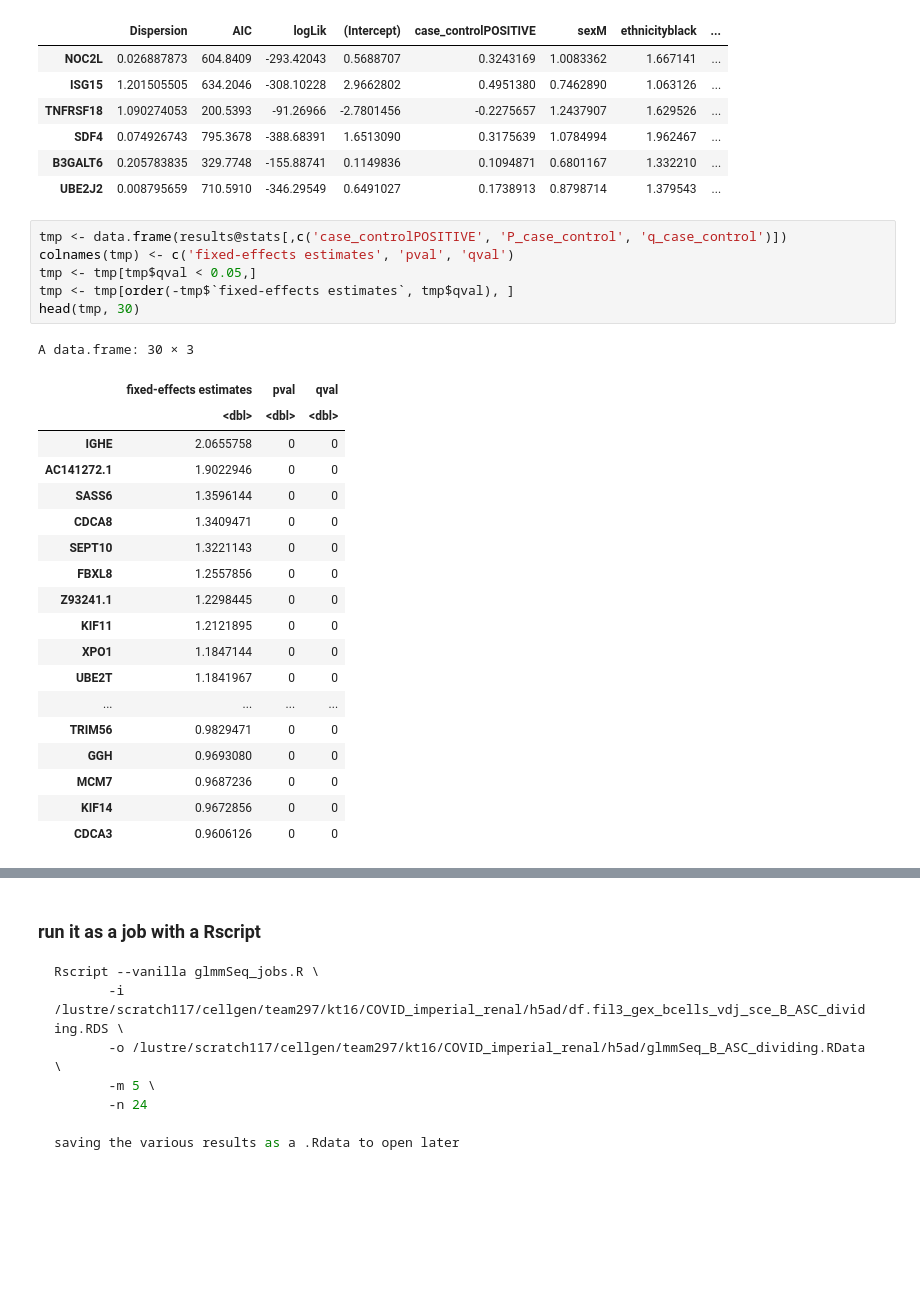
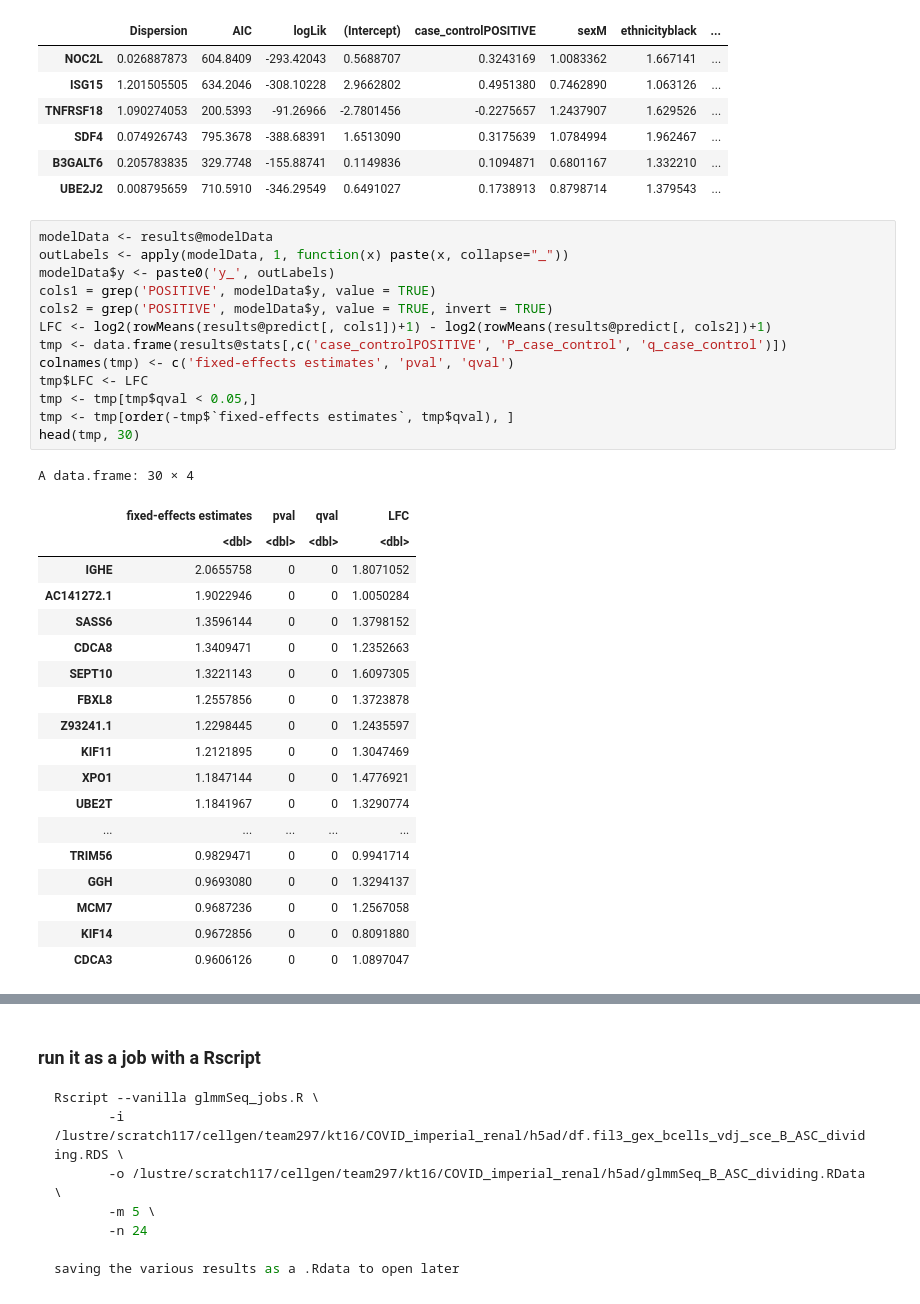
Before and after one commit to scCOVID-19/COVID_Imperial, a Jupyter notebook: Bcells/08_010621_imperial_B_glmmSeq_example.ipynb, the cells around one changed output, grey strips where cells are left out. Cells and saved outputs as stored; diff of their text form; blank space fills up the shorter version.

```diff
--- a/Bcells/08_010621_imperial_B_glmmSeq_example.ipynb
+++ b/Bcells/08_010621_imperial_B_glmmSeq_example.ipynb
@@ -74,32 +74,39 @@ A matrix: 6 × 22 of type dbl
 | SDF4 | 0.074926743 | 795.3678 | -388.68391 | 1.6513090 | 0.3175639 | 1.0784994 | 1.962467 | ... |
 | B3GALT6 | 0.205783835 | 329.7748 | -155.88741 | 0.1149836 | 0.1094871 | 0.6801167 | 1.332210 | ... |
 | UBE2J2 | 0.008795659 | 710.5910 | -346.29549 | 0.6491027 | 0.1738913 | 0.8798714 | 1.379543 | ... |
-# %%
-tmp <- data.frame(results@stats[,c('case_controlPOSITIVE', 'P_case_control', 'q_case_control')])
-colnames(tmp) <- c('fixed-effects estimates', 'pval', 'qval')
-tmp <- tmp[tmp$qval < 0.05,]
-tmp <- tmp[order(-tmp$`fixed-effects estimates`, tmp$qval), ]
-head(tmp, 30)
-# %% [output]
-A data.frame: 30 × 3
-|  | fixed-effects estimates | pval | qval |
-|  | <dbl> | <dbl> | <dbl> |
-| IGHE | 2.0655758 | 0 | 0 |
-| AC141272.1 | 1.9022946 | 0 | 0 |
-| SASS6 | 1.3596144 | 0 | 0 |
-| CDCA8 | 1.3409471 | 0 | 0 |
-| SEPT10 | 1.3221143 | 0 | 0 |
-| FBXL8 | 1.2557856 | 0 | 0 |
-| Z93241.1 | 1.2298445 | 0 | 0 |
-| KIF11 | 1.2121895 | 0 | 0 |
-| XPO1 | 1.1847144 | 0 | 0 |
-| UBE2T | 1.1841967 | 0 | 0 |
-| ... | ... | ... | ... |
-| TRIM56 | 0.9829471 | 0 | 0 |
-| GGH | 0.9693080 | 0 | 0 |
-| MCM7 | 0.9687236 | 0 | 0 |
-| KIF14 | 0.9672856 | 0 | 0 |
-| CDCA3 | 0.9606126 | 0 | 0 |
+# %%
+modelData <- results@modelData
+outLabels <- apply(modelData, 1, function(x) paste(x, collapse="_"))
+modelData$y <- paste0('y_', outLabels)
+cols1 = grep('POSITIVE', modelData$y, value = TRUE)
+cols2 = grep('POSITIVE', modelData$y, value = TRUE, invert = TRUE)
+LFC <- log2(rowMeans(results@predict[, cols1])+1) - log2(rowMeans(results@predict[, cols2])+1)
+tmp <- data.frame(results@stats[,c('case_controlPOSITIVE', 'P_case_control', 'q_case_control')])
+colnames(tmp) <- c('fixed-effects estimates', 'pval', 'qval')
+tmp$LFC <- LFC
+tmp <- tmp[tmp$qval < 0.05,]
+tmp <- tmp[order(-tmp$`fixed-effects estimates`, tmp$qval), ]
+head(tmp, 30)
+# %% [output]
+A data.frame: 30 × 4
+|  | fixed-effects estimates | pval | qval | LFC |
+|  | <dbl> | <dbl> | <dbl> | <dbl> |
+| IGHE | 2.0655758 | 0 | 0 | 1.8071052 |
+| AC141272.1 | 1.9022946 | 0 | 0 | 1.0050284 |
+| SASS6 | 1.3596144 | 0 | 0 | 1.3798152 |
+| CDCA8 | 1.3409471 | 0 | 0 | 1.2352663 |
+| SEPT10 | 1.3221143 | 0 | 0 | 1.6097305 |
+| FBXL8 | 1.2557856 | 0 | 0 | 1.3723878 |
+| Z93241.1 | 1.2298445 | 0 | 0 | 1.2435597 |
+| KIF11 | 1.2121895 | 0 | 0 | 1.3047469 |
+| XPO1 | 1.1847144 | 0 | 0 | 1.4776921 |
+| UBE2T | 1.1841967 | 0 | 0 | 1.3290774 |
+| ... | ... | ... | ... | ... |
+| TRIM56 | 0.9829471 | 0 | 0 | 0.9941714 |
+| GGH | 0.9693080 | 0 | 0 | 1.3294137 |
+| MCM7 | 0.9687236 | 0 | 0 | 1.2567058 |
+| KIF14 | 0.9672856 | 0 | 0 | 0.8091880 |
+| CDCA3 | 0.9606126 | 0 | 0 | 1.0897047 |
 # %%
 tail(tmp, 30)
 # %% [output]
```
Also changed, not shown: parts of 5 cells of this notebook.
